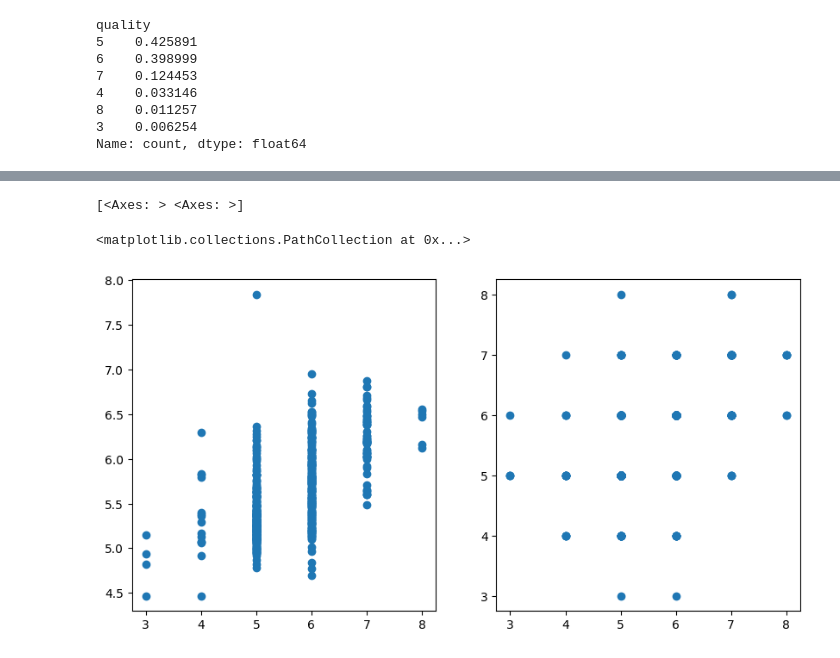
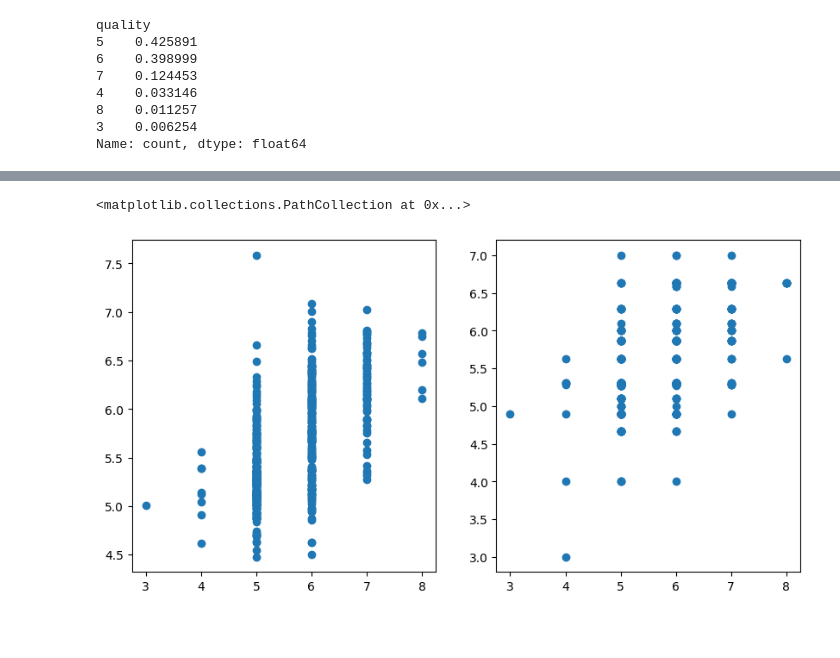
Before and after one commit to lavima/itf31519_2025, a Jupyter notebook: theory_and_practices/workshop1709.ipynb, the cells around one changed output, grey strips where cells are left out. Drawn from its saved outputs; the diff is of its cells as text; code cells hidden in the pictures; blank space fills up the shorter version.

```diff
--- a/theory_and_practices/workshop1709.ipynb
+++ b/theory_and_practices/workshop1709.ipynb
@@ -201,12 +215,11 @@ plt.scatter(test_targets, predictions)
 # %%
+# Plot the predictions of the two best models. Correct labels in the x-axis, predicted values in the y-axis
 fig, ax = plt.subplots(1, 2, figsize=(10, 5))
-print(ax)
-lr_predictions = lr1.predict(test_features)
-ax[0].scatter(test_targets, lr_predictions)
-dt_predictions = dt1.predict(test_features)
-ax[1].scatter(test_targets, dt_predictions)
+lr1_predictions = lr1.predict(test_features)
+ax[0].scatter(test_targets, lr1_predictions)
+dt2_predictions = dt2.predict(test_features)
+ax[1].scatter(test_targets, dt2_predictions)
 # %% [output]
-[<Axes: > <Axes: >]
+<matplotlib.collections.PathCollection at 0x...>
-<matplotlib.collections.PathCollection at 0x...>
-[figure, old version]
+[figure, new version]
 # %%
```
Also changed, not shown: parts of 12 cells of this notebook.
